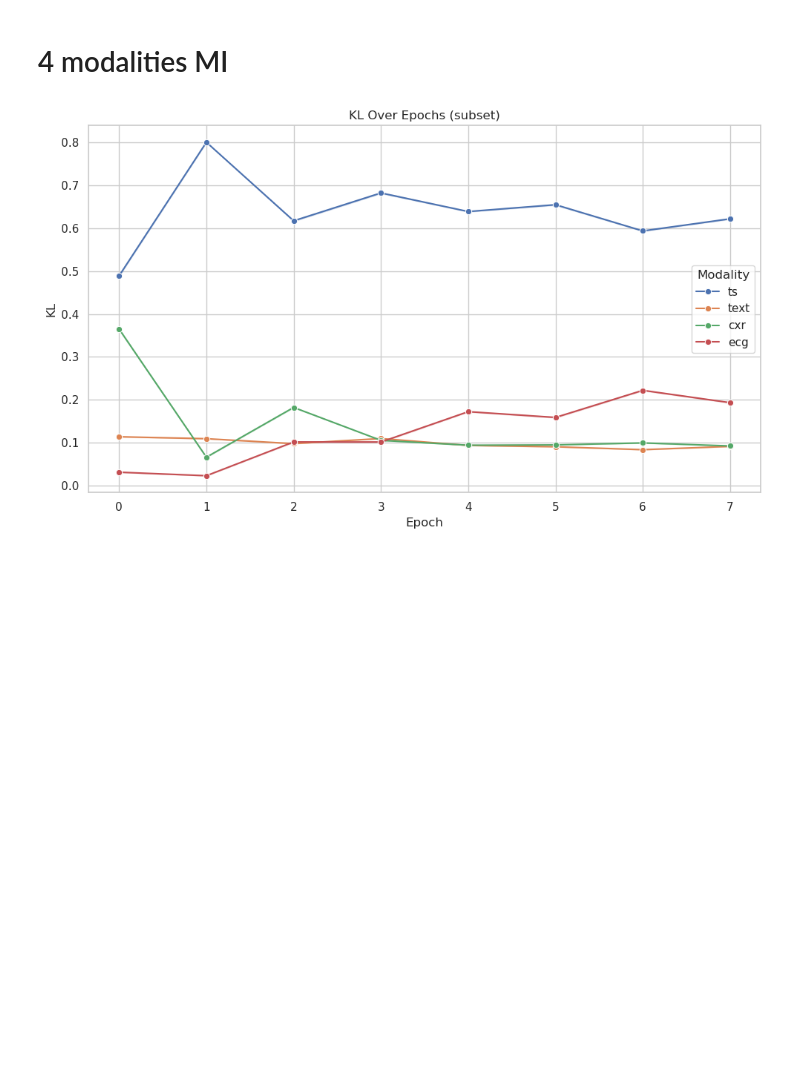
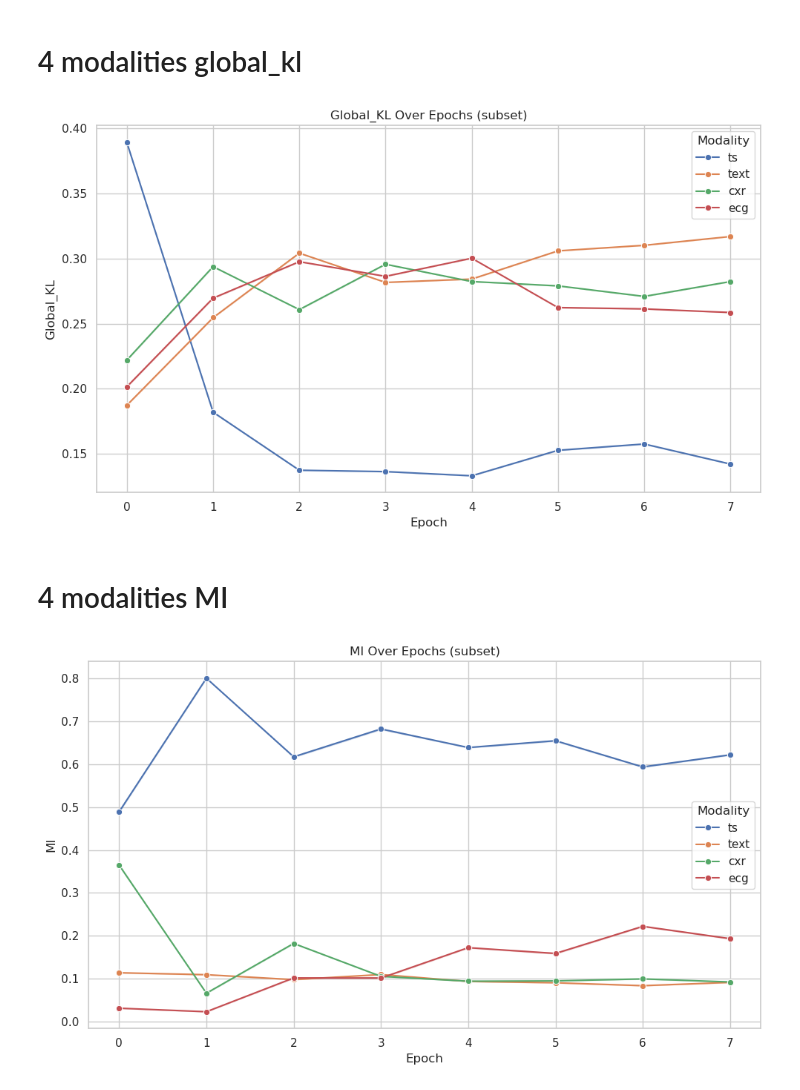
Before and after one commit to JuneHou/Multimodal-Transformer, a Jupyter notebook: Analysis/weights_analysis.ipynb, the cells around one changed output. Drawn from its saved outputs; the diff is of its cells as text; code cells hidden in the pictures; blank space fills up the shorter version.

```diff
--- a/Analysis/weights_analysis.ipynb
+++ b/Analysis/weights_analysis.ipynb
@@ -3,6 +3,45 @@ import os
 import pandas as pd
 import seaborn as sns
 import matplotlib.pyplot as plt
+# %% [markdown]
+# 4 modalities global_kl
+# %%
+
+# === Config ===
+output_dir = "/data/wang/junh/results/Fuse_moe/all_los/multiclass/final/global_kl/"  # Replace with your output directory
+missingInd = False              # Set to True if missing modality was used
+modeltype = "TS_CXR_Text_ECG"         # Replace manually as needed
+weight_type = "kl_divergence"   # or "correlation_weight", "mutual_weight"
+
+# === Collect CSVs and Concatenate ===
+all_dfs = []
+for epoch in range(8):  # Replace with the actual number of epochs
+    if missingInd:
+        fname = f"{output_dir}/Missing_{modeltype}_{epoch}_weights_log.csv"
+    else:
+        fname = f"{output_dir}/{modeltype}_{epoch}_weights_log.csv"
+
+    if os.path.exists(fname):
+        df = pd.read_csv(fname)
+        df['epoch'] = epoch  # ensure epoch is int for sorting
+        all_dfs.append(df)
+
+# Combine all epochs
+df_all = pd.concat(all_dfs, ignore_index=True)
+
+# === Plotting ===
+sns.set(style="whitegrid")
+plt.figure(figsize=(10, 6))
+sns.lineplot(data=df_all, x="epoch", y=df_all['kl_divergence'], hue="modality", marker='o')
+
+plt.title(f"Global_KL Over Epochs (subset)")
+plt.xlabel("Epoch")
+plt.ylabel("Global_KL")
+plt.legend(title="Modality")
+plt.tight_layout()
+plt.show()
+# %% [output]
+[figure, added]
 # %% [markdown]
 # 4 modalities MI
 # %%
```
Also changed, not shown: parts of 1 cell of this notebook, 6 other files.
